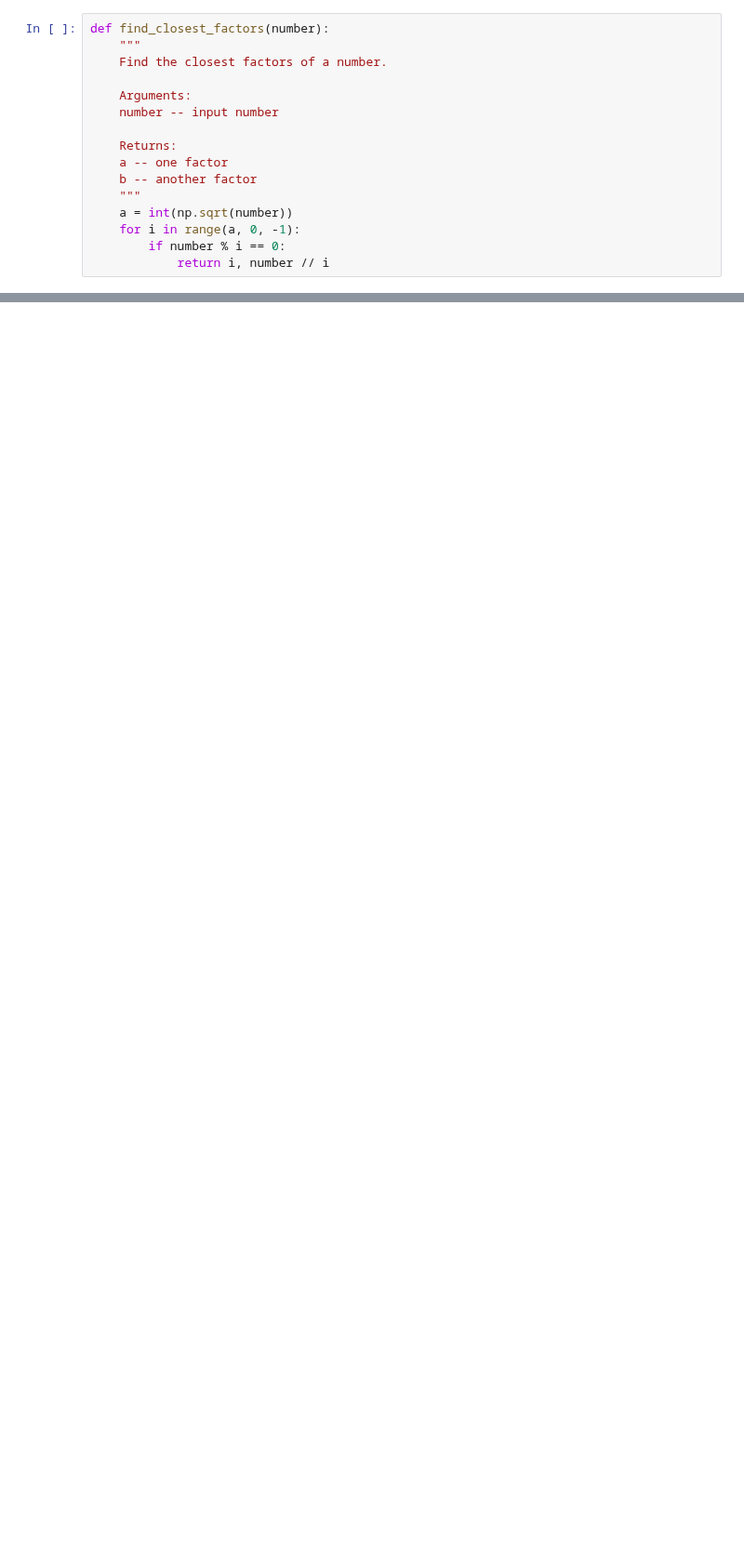
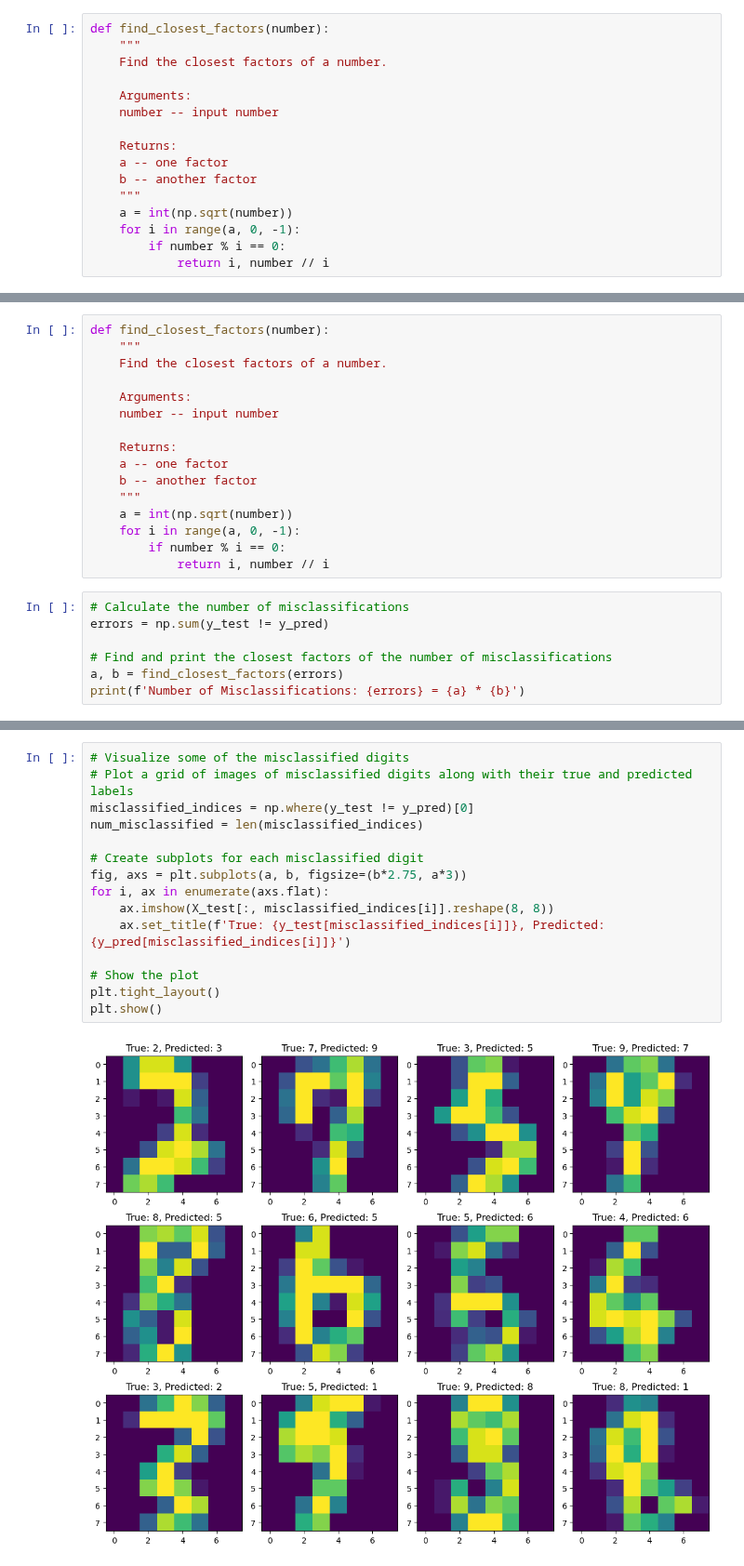
Before and after one commit to VahidTheOnly/NeuralNet-Regression-Classification, a Jupyter notebook: multi_layer_nn.ipynb, the cells around one changed output, grey strips where cells are left out. Shown at 93% size. Cells and saved outputs as stored; diff of their text form; blank space fills up the shorter version.

```diff
--- a/multi_layer_nn.ipynb
+++ b/multi_layer_nn.ipynb
@@ -293,0 +427,23 @@ plt.show()
+# %%
+def find_closest_factors(number):
+    """
+    Find the closest factors of a number.
+
+    Arguments:
+    number -- input number
+
+    Returns:
+    a -- one factor
+    b -- another factor
+    """
+    a = int(np.sqrt(number))
+    for i in range(a, 0, -1):
+        if number % i == 0:
+            return i, number // i
+# %%
+# Calculate the number of misclassifications
+errors = np.sum(y_test != y_pred)
+
+# Find and print the closest factors of the number of misclassifications
+a, b = find_closest_factors(errors)
+print(f'Number of Misclassifications: {errors} = {a} * {b}')
@@ -293,0 +452,17 @@ plt.show()
+# %%
+# Visualize some of the misclassified digits
+# Plot a grid of images of misclassified digits along with their true and predicted labels
+misclassified_indices = np.where(y_test != y_pred)[0]
+num_misclassified = len(misclassified_indices)
+
+# Create subplots for each misclassified digit
+fig, axs = plt.subplots(a, b, figsize=(b*2.75, a*3))
+for i, ax in enumerate(axs.flat):
+    ax.imshow(X_test[:, misclassified_indices[i]].reshape(8, 8))
+    ax.set_title(f'True: {y_test[misclassified_indices[i]]}, Predicted: {y_pred[misclassified_indices[i]]}')
+
+# Show the plot
+plt.tight_layout()
+plt.show()
+# %% [output]
+[figure, added]
```
Also changed, not shown: parts of 17 cells of this notebook.
